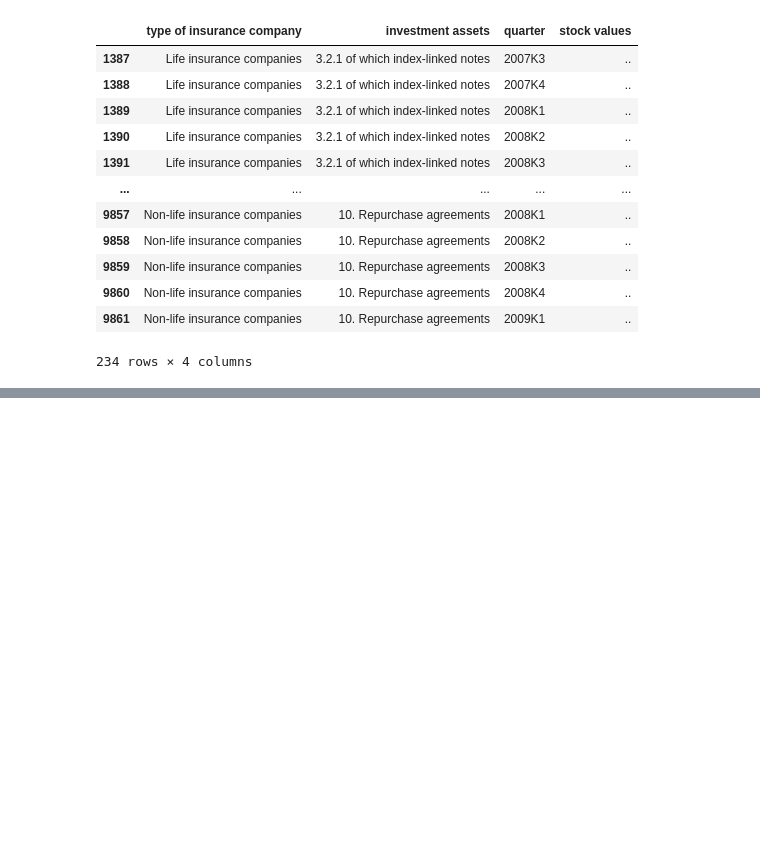
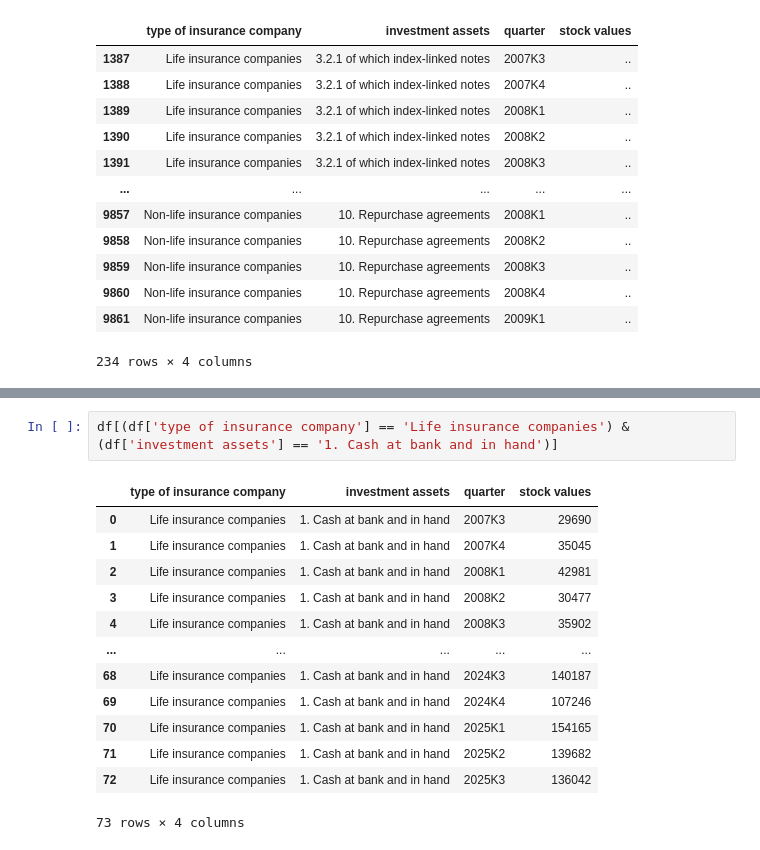
Before and after one commit to kunanonsurasorn/Python_Sandbox, a Jupyter notebook: pandas_sandbox_project/pandas_sandbox.ipynb, the cells around one changed output, grey strips where cells are left out. Drawn from its saved outputs; the diff is of its cells as text; blank space fills up the shorter version.

```diff
--- a/pandas_sandbox_project/pandas_sandbox.ipynb
+++ b/pandas_sandbox_project/pandas_sandbox.ipynb
@@ -102,0 +122,16 @@ df.loc[df['stock values'] == '..']
+# %%
+df[(df['type of insurance company'] == 'Life insurance companies') & (df['investment assets'] == '1. Cash at bank and in hand')]
+# %% [output]
+|  | type of insurance company | investment assets | quarter | stock values |
+| 0 | Life insurance companies | 1. Cash at bank and in hand | 2007K3 | 29690 |
+| 1 | Life insurance companies | 1. Cash at bank and in hand | 2007K4 | 35045 |
+| 2 | Life insurance companies | 1. Cash at bank and in hand | 2008K1 | 42981 |
+| 3 | Life insurance companies | 1. Cash at bank and in hand | 2008K2 | 30477 |
+| 4 | Life insurance companies | 1. Cash at bank and in hand | 2008K3 | 35902 |
+| ... | ... | ... | ... | ... |
+| 68 | Life insurance companies | 1. Cash at bank and in hand | 2024K3 | 140187 |
+| 69 | Life insurance companies | 1. Cash at bank and in hand | 2024K4 | 107246 |
+| 70 | Life insurance companies | 1. Cash at bank and in hand | 2025K1 | 154165 |
+| 71 | Life insurance companies | 1. Cash at bank and in hand | 2025K2 | 139682 |
+| 72 | Life insurance companies | 1. Cash at bank and in hand | 2025K3 | 136042 |
+73 rows × 4 columns
```
Also changed, not shown: parts of 8 cells of this notebook.
